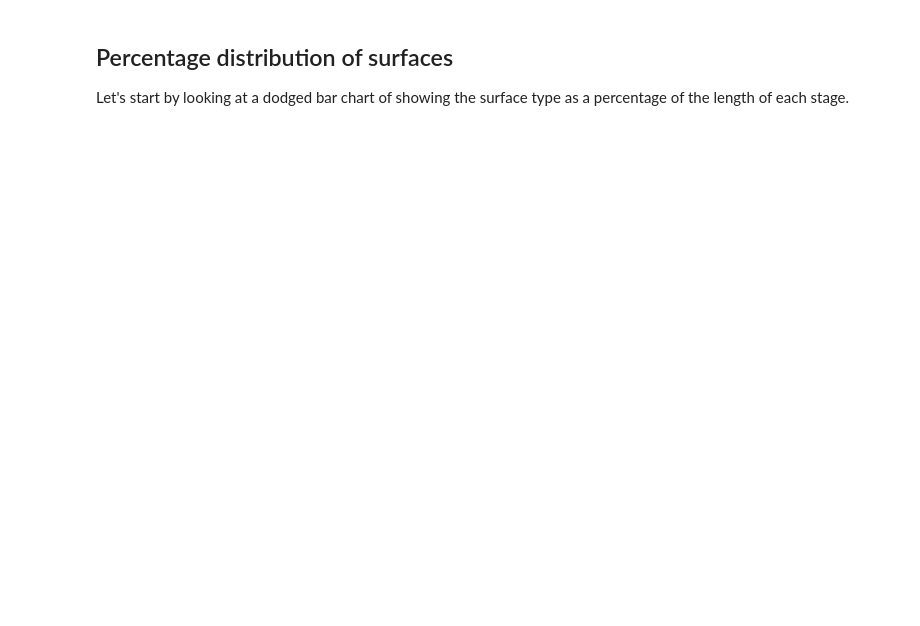
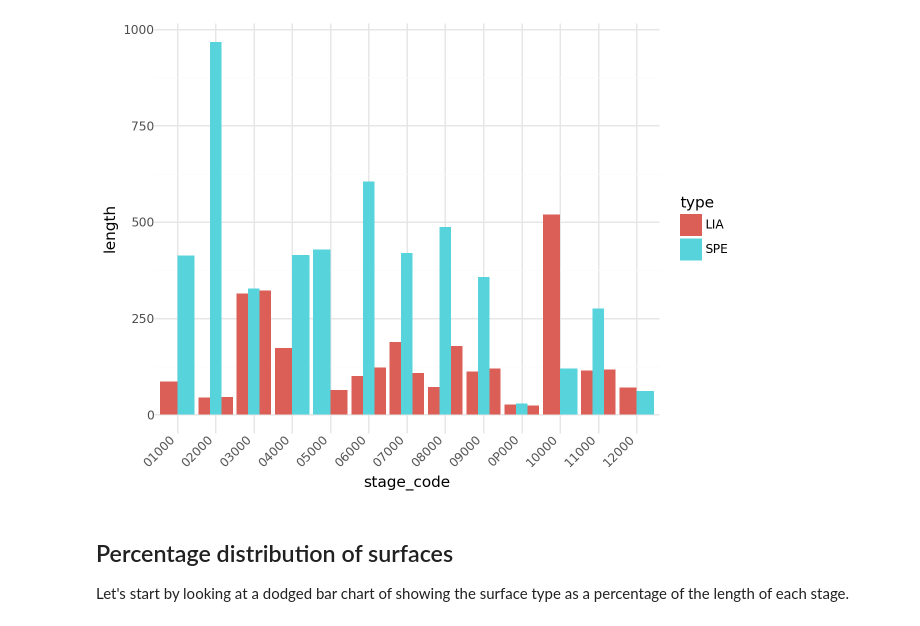
Before and after one commit to RallyDataJunkie/wrangling_dakar_2025, a Jupyter notebook: src/24_visualising_stage_surfaces.ipynb, the cells around one changed output. Drawn from its saved outputs; the diff is of its cells as text; code cells hidden in the pictures; blank space fills up the shorter version.

```diff
--- a/src/24_visualising_stage_surfaces.ipynb
+++ b/src/24_visualising_stage_surfaces.ipynb
@@ -9,3 +31,15 @@ sectors_df, stage_surfaces_df, section_surfaces_df, surfaces_df = get_stages()
+# %%
+from plotnine import ggplot, aes, geom_bar, theme_minimal, theme, element_text
+
+(
+    ggplot(sectors_df, aes(x='stage_code', y='length', fill='type'))
+    + geom_bar(stat='identity', position='dodge')  # dodge groups bars
+    + theme_minimal()
+    + aes(group='sector_number')  # grouping by stage
+    + theme(axis_text_x=element_text(angle=45, hjust=1))
+)
+# %% [output]
+[figure, added]
 # %% [markdown]
 ## Percentage distribution of surfaces
 
```
Also changed, not shown: parts of 21 cells of this notebook.
